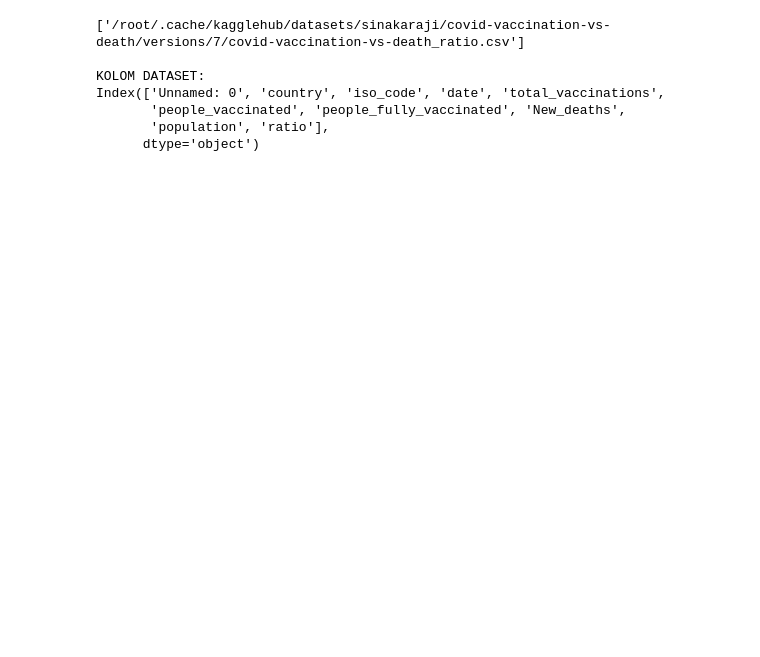
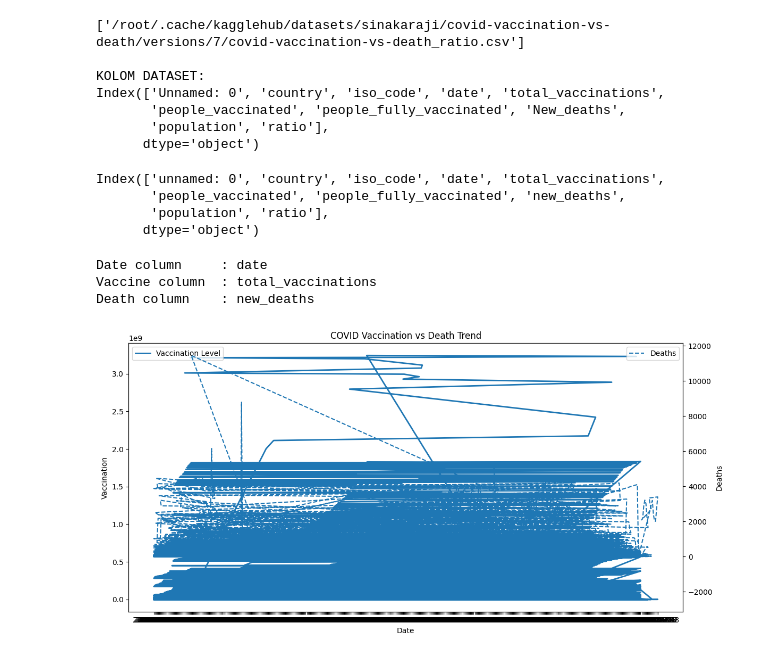
Before and after one commit to 4zmyyy/Belajar-Python-, a Jupyter notebook: Python Learning day 25: Comeback, Matplotlib & little systems.ipynb, the cells around one changed output. Drawn from its saved outputs; the diff is of its cells as text; code cells hidden in the pictures; blank space fills up the shorter version.

```diff
--- a/Python Learning day 25: Comeback, Matplotlib & little systems.ipynb
+++ b/Python Learning day 25: Comeback, Matplotlib & little systems.ipynb
@@ -185,3 +185,69 @@ Index(['Unnamed: 0', 'country', 'iso_code', 'date', 'total_vaccinations',
        'people_vaccinated', 'people_fully_vaccinated', 'New_deaths',
        'population', 'ratio'],
       dtype='object')
+# %%
+# Lowercase & strip spasi
+df.columns = df.columns.str.lower().str.strip()
+print(df.columns)
+# %% [output]
+Index(['unnamed: 0', 'country', 'iso_code', 'date', 'total_vaccinations',
+       'people_vaccinated', 'people_fully_vaccinated', 'new_deaths',
+       'population', 'ratio'],
+      dtype='object')
+# %%
+def find_column(possible_names):
+    for col in df.columns:
+        for name in possible_names:
+            if name in col:
+                return col
+    return None
+
+date_col = find_column(["date"])
+vaccine_col = find_column(["vaccinated", "vaccination"])
+death_col = find_column(["death"])
+
+print("Date column     :", date_col)
+print("Vaccine column  :", vaccine_col)
+print("Death column    :", death_col)
+
+if not all([date_col, vaccine_col, death_col]):
+    raise ValueError("Kolom penting tidak ditemukan. Cek print kolom di atas.")
+# %% [output]
+Date column     : date
+Vaccine column  : total_vaccinations
+Death column    : new_deaths
+# %%
+import matplotlib.pyplot as plt
+
+plt.figure(figsize=(12, 6))
+
+ax1 = plt.gca()
+ax2 = ax1.twinx()
+
+ax1.plot(
+    df[date_col],
+    df[vaccine_col],
+    linewidth=2,
+    label="Vaccination Level"
+)
+
+ax2.plot(
+    df[date_col],
+    df[death_col],
+    linestyle="--",
+    label="Deaths"
+)
+
+ax1.set_xlabel("Date")
+ax1.set_ylabel("Vaccination")
+ax2.set_ylabel("Deaths")
+
+plt.title("COVID Vaccination vs Death Trend")
+
+ax1.legend(loc="upper left")
+ax2.legend(loc="upper right")
+
+plt.tight_layout()
+plt.show()
+# %% [output]
+[figure, added]
```
